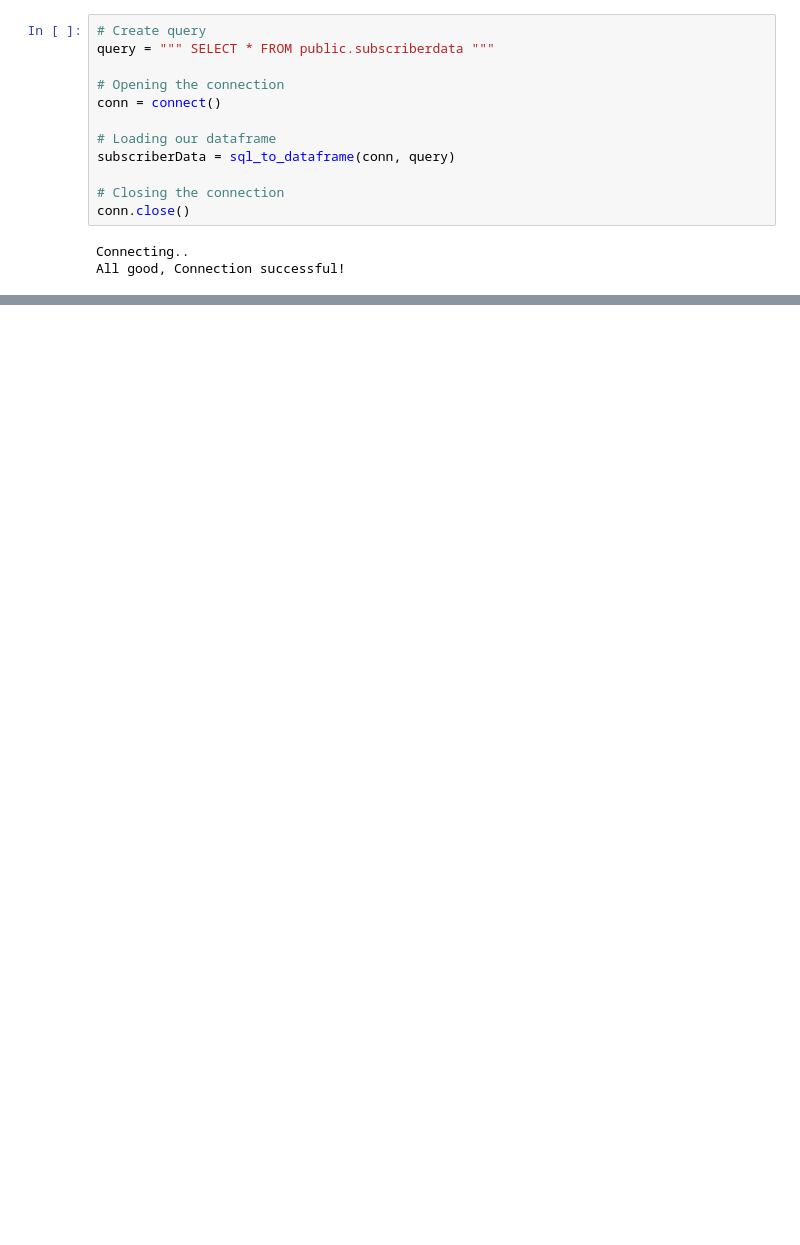
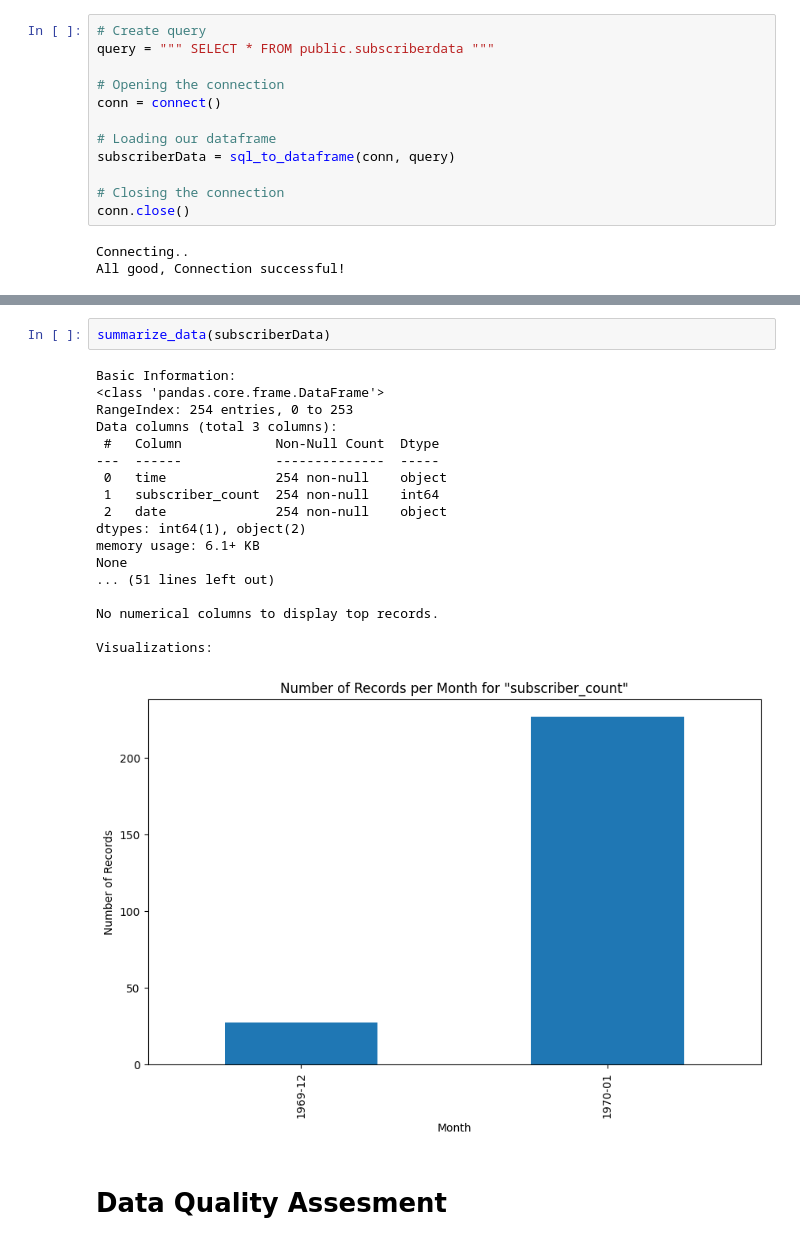
Before and after one commit to mihretgold/TIKVAH-Google-Play-Analysis, a Jupyter notebook: notebooks/analysis_tg.ipynb, the cells around one changed output, grey strips where cells are left out. Saved outputs shown, nothing was run; the diff lists cells and outputs as text; blank space fills up the shorter version.

```diff
--- a/notebooks/analysis_tg.ipynb
+++ b/notebooks/analysis_tg.ipynb
@@ -184,0 +310,23 @@ subscriberData.sample(10)
+# %%
+summarize_data(subscriberData)
+# %% [output]
+Basic Information:
+<class 'pandas.core.frame.DataFrame'>
+RangeIndex: 254 entries, 0 to 253
+Data columns (total 3 columns):
+ #   Column            Non-Null Count  Dtype
+---  ------            --------------  -----
+ 0   time              254 non-null    object
+ 1   subscriber_count  254 non-null    int64
+ 2   date              254 non-null    object
+dtypes: int64(1), object(2)
+memory usage: 6.1+ KB
+None
+... (51 lines left out)
+
+No numerical columns to display top records.
+
+Visualizations:
+[figure, added]
+# %% [markdown]
+# Data Quality Assesment
```
Also changed, not shown: parts of 51 cells of this notebook.
